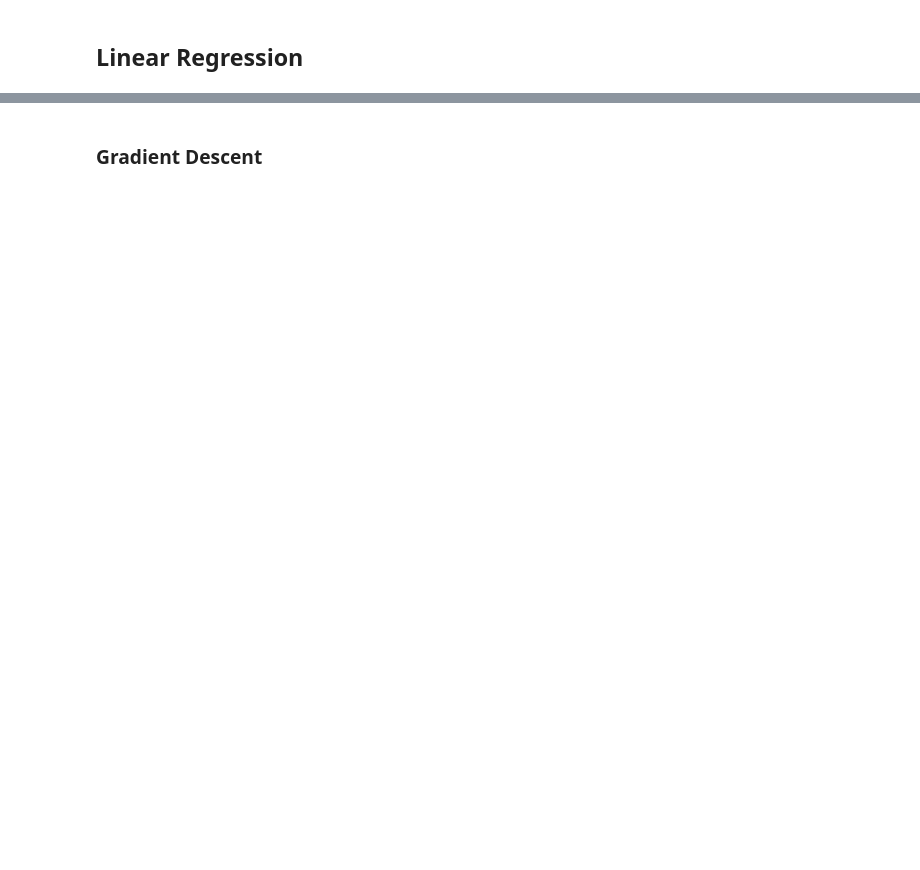
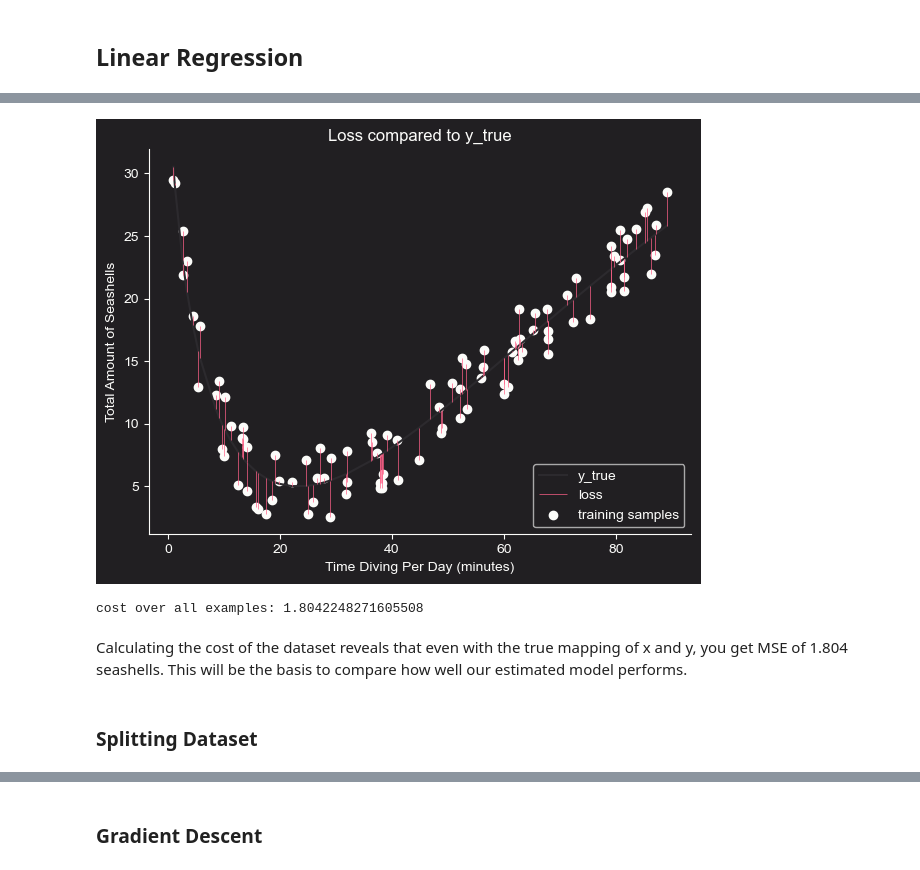
Before and after one commit to jakecreate/machine-learning-from-scratch, a Jupyter notebook: fundamentals_machine_learning.ipynb, the cells around one changed output, grey strips where cells are left out. Cells and saved outputs as stored; diff of their text form; code cells hidden in the pictures; blank space fills up the shorter version.

Commit message:
complete model fitting

```diff
--- a/fundamentals_machine_learning.ipynb
+++ b/fundamentals_machine_learning.ipynb
@@ -117,3 +92,31 @@ def lr_predict(w, X):
 # %%
-def total_cost(y_hat, y):
+def lr_loss(y_hat, y):
+    return (y_hat - y)**2
+
+def lr_cost(y_hat, y):
     return np.sum((y_hat - y)**2)/(2*y.shape[0])
+
+fig, ax = plt.subplots(figsize=(7,5))
+
+y_mm = np.sort(np.vstack([y_sample, y_true]), axis=0)
+ax.plot(x_sample, y_true, c=c_map['grey'], label='y_true')
+ax.vlines(x=x_sample, ymin=y_mm[0], ymax=y_mm[1], color=c_map['red'], label='loss', linewidth=0.5)
+ax.scatter(x_sample, y_sample, c=c_map['white'], label='training samples')
+
+ax.spines[['top', 'right']].set_visible(False)
+ax.spines[['bottom', 'left']].set_color(c_map['white'])
+ax.set_title('Loss compared to y_true')
+ax.set_xlabel('Time Diving Per Day (minutes)')
+ax.set_ylabel('Total Amount of Seashells')
+ax.legend(loc='lower right');
+ax.legend(loc='lower right');
+# %% [output]
+[figure, added]
+# %%
+print(f'cost over all examples: {lr_cost(y_true, y_sample)}')
+# %% [output]
+cost over all examples: 1.8042248271605508
+# %% [markdown]
+Calculating the cost of the dataset reveals that even with the true mapping of x and y, you get MSE of 1.804 seashells. This will be the basis to compare how well our estimated model performs.
+# %% [markdown]
+### Splitting Dataset
```
Also changed, not shown: parts of 32 cells of this notebook.
